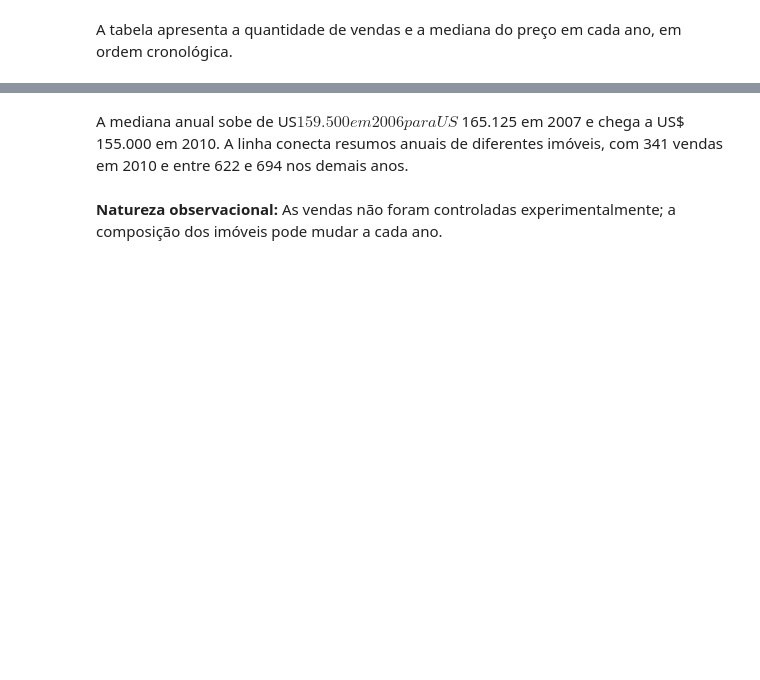
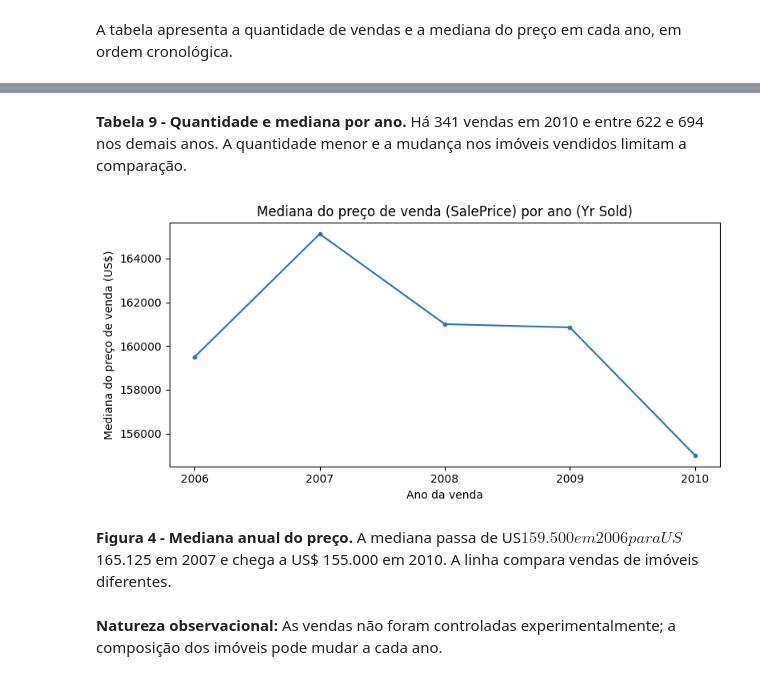
Before and after one commit to ARS1802/MQ-ap1, a Jupyter notebook: notebooks/AP1.ipynb, the cells around one changed output, grey strips where cells are left out. Saved outputs shown, nothing was run; the diff lists cells and outputs as text; code cells hidden in the pictures; blank space fills up the shorter version.

```diff
--- a/notebooks/AP1.ipynb
+++ b/notebooks/AP1.ipynb
@@ -550,6 +792,0 @@ Antes de comparar preços, agrupamos `Po` (1 imóvel) e `Fa` (70) em **Baixa (Po
-# %%
-rotulos = {"Po": "Baixa (Po/Fa)", "Fa": "Baixa (Po/Fa)", "TA": "Típica (TA)",
-           "Gd": "Boa (Gd)", "Ex": "Excelente (Ex)"}
-ordem = ["Baixa (Po/Fa)", "Típica (TA)", "Boa (Gd)", "Excelente (Ex)"]
-df["cozinha_grupo"] = df["Kitchen Qual"].map(rotulos)
-df["cozinha_grupo"] = pd.Categorical(df["cozinha_grupo"], categories=ordem, ordered=True)
@@ -557,0 +795,6 @@ A coluna original `Kitchen Qual` permanece intacta, e `cozinha_grupo` registra a
+# %%
+ordem = [rotulos[categoria] for categoria in categorias]
+df["tipo_imovel"] = df["Bldg Type"].map(rotulos)
+df["tipo_imovel"] = pd.Categorical(
+    df["tipo_imovel"], categories=ordem, ordered=False
+)
@@ -569,13 +822,19 @@ anual
+# %% [markdown]
+**Tabela 9 - Quantidade e mediana por ano.** Há 341 vendas em 2010 e entre 622 e 694 nos demais anos. A quantidade menor e a mudança nos imóveis vendidos limitam a comparação.
 # %%
-anual["Mediana (US$)"].plot(kind="line", marker="o", figsize=(8, 4),
-    title="Mediana do preço de venda (SalePrice) por ano (Yr Sold)")
+# Representar os resumos anuais como na linha da aula 06.
+plt.figure(figsize=(8, 4))
+plt.plot(anual.index, anual["Mediana (US$)"].values, marker='o', markersize=3)
+plt.title('Mediana do preço de venda (SalePrice) por ano (Yr Sold)')
+plt.xlabel('Ano da venda')
+plt.ylabel('Mediana do preço de venda (US$)')
 plt.xticks(anual.index)
-plt.xlabel("Ano da venda")
-plt.ylabel("Mediana do preço de venda (US$)")
 plt.tight_layout()
 plt.show()
+# %% [output]
+[figure, added]
 # %% [markdown]
-A mediana anual sobe de US$ 159.500 em 2006 para US$ 165.125 em 2007 e chega a US$ 155.000 em 2010. A linha conecta resumos anuais de diferentes imóveis, com 341 vendas em 2010 e entre 622 e 694 nos demais anos.
+**Figura 4 - Mediana anual do preço.** A mediana passa de US$ 159.500 em 2006 para US$ 165.125 em 2007 e chega a US$ 155.000 em 2010. A linha compara vendas de imóveis diferentes.
 # %% [markdown]
 **Natureza observacional:** As vendas não foram controladas experimentalmente; a composição dos imóveis pode mudar a cada ano.
 # %% [markdown]
```
Also changed, not shown: parts of 110 cells of this notebook, 1 other file.
